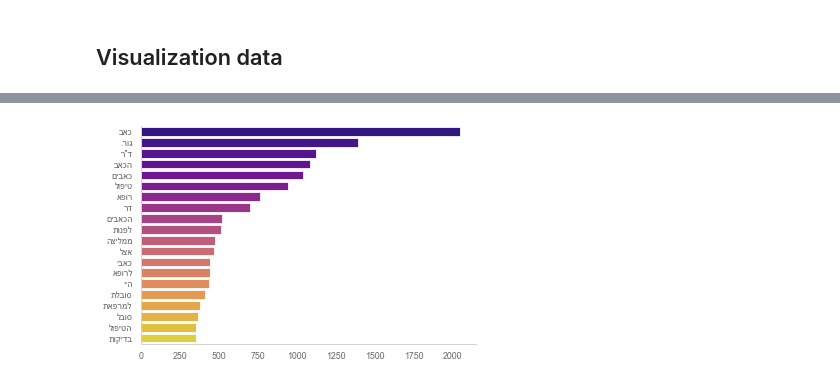
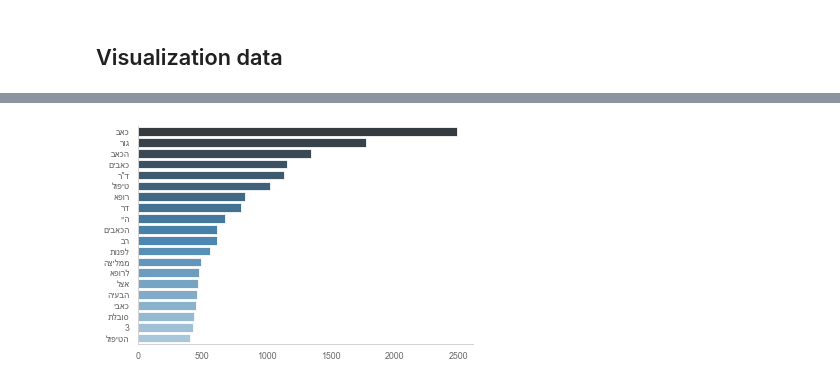
Before and after one commit to roishlezinger/nlpH, a Jupyter notebook: final project/organizes_data.ipynb, the cells around one changed output, grey strips where cells are left out. Saved outputs shown, nothing was run; the diff lists cells and outputs as text; code cells hidden in the pictures.

```diff
--- a/final project/organizes_data.ipynb
+++ b/final project/organizes_data.ipynb
@@ -215,0 +154,29 @@ joy = run_over_DF(joy,clean_df)
+# %%
+def split_DF_to_word(df):
+    #Gets DF and returns a list of the words from all columns and rows
+    #Preparing to graph: plot_20_common
+    dim = df.shape
+    all_words = []
+    for i in range(0,dim[0]):
+        if i % 100 == 0:
+            print('#',i)
+        for j in range(4,dim[1]):
+            cell = df.iloc[i,j]
+            if not isNaN(cell):
+                cell = re.sub(r'[?.,\/#!$%\^&\*;:{}=\-_`~()]', ' ', cell)
+                temp = cell.split()
+                all_words = all_words + temp
+            else:
+                break
+    return all_words
+
+def clean_stop_word(lst,stop = ''):
+    if len(stop) == 0:
+        stop = list(pd.read_csv('heb_stopwords.txt', sep='\n', header=None)[0])
+    temp = []
+    for word in lst:
+        if word not in stop:
+            temp.append(word)
+    return temp
+joy_lemma = split_DF_to_word(joy)
+joy_lemma = clean_stop_word(joy_lemma)
@@ -286,16 +225,16 @@ temp = clean_stop_word(temp)
 # %%
 def invert_words_list(words_list):
     #Reverses the direction of the words so that the graphs in Hebrew will be readable
     return [word[::-1] for word in words_list]
 
 def plot_common(words, n=20):
     #Gets text divided into tokens, pulls out a graph
     word_count = Counter(words)
     most=word_count.most_common(n)
     x, y= zip(*most)
-    sns.barplot(x=y,y=invert_words_list(x),palette=("plasma"))
+    sns.barplot(x=y,y=invert_words_list(x),palette=("Blues_d"))
     sns.set_context("paper")
 
-plot_common(temp, 20)
+plot_common(joy_lemma, 20)
 # %% [output]
-[figure, old version]
+[figure, new version]
```
Also changed, not shown: parts of 14 cells of this notebook, 4 other files.
